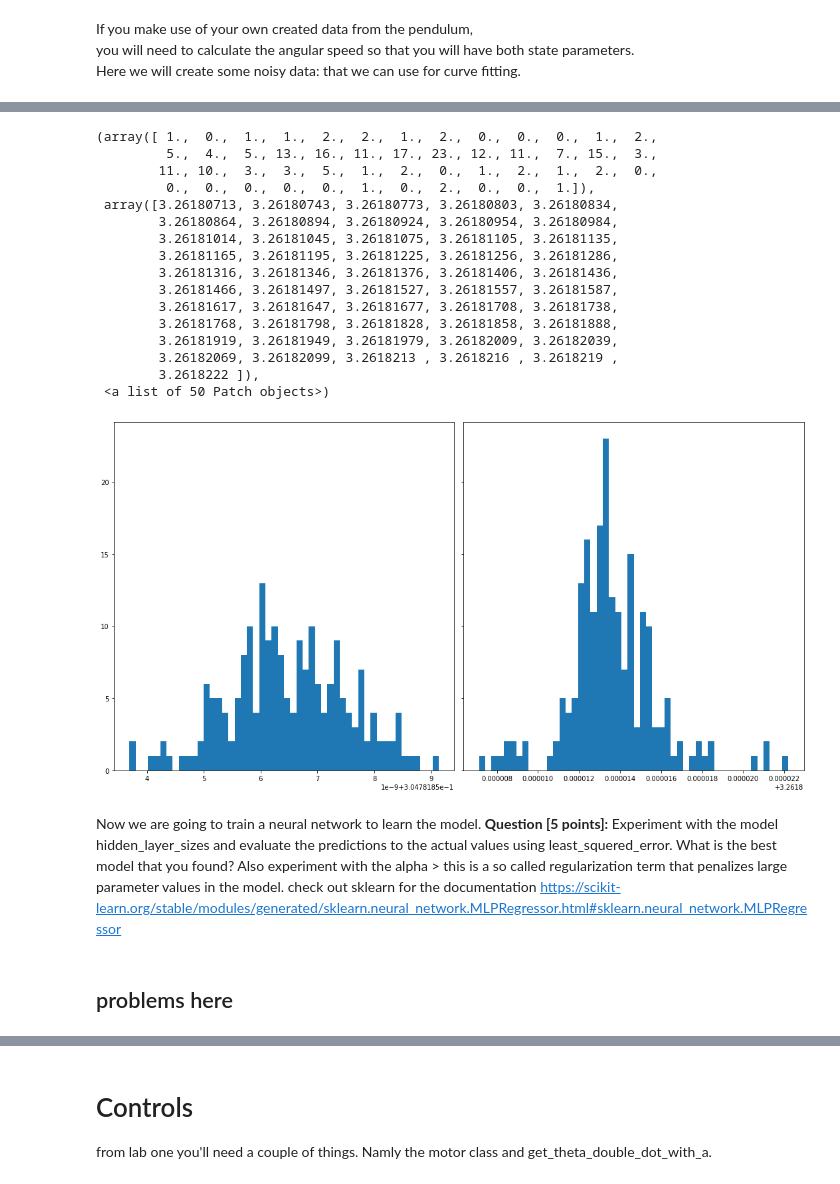
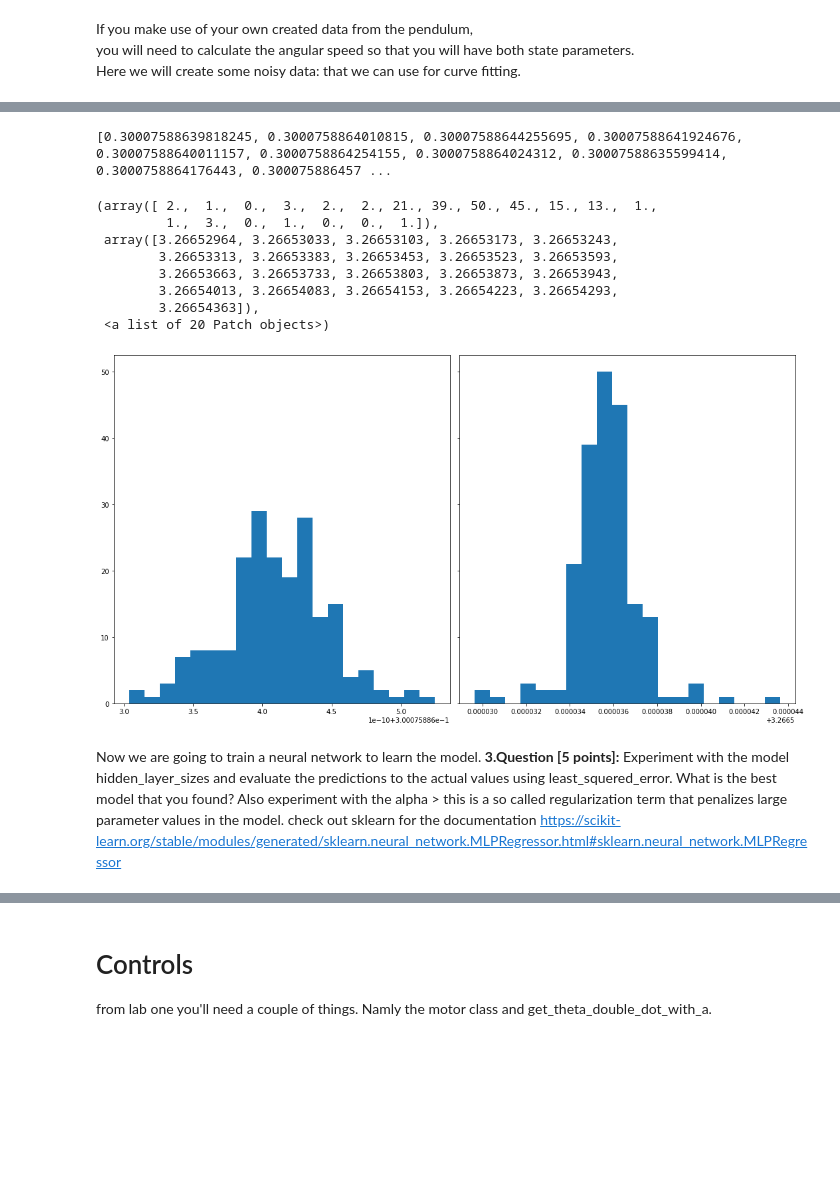
Before and after one commit to mitsyprada/Pendulum-project, a Jupyter notebook: Smart_Systems_Lab_3_answers.ipynb, the cells around one changed output, grey strips where cells are left out. Drawn from its saved outputs; the diff is of its cells as text; code cells hidden in the pictures; blank space fills up the shorter version.

Commit message:
hidden_layers experiment

```diff
--- a/Smart_Systems_Lab_3_answers.ipynb
+++ b/Smart_Systems_Lab_3_answers.ipynb
@@ -27,11 +27,6 @@ from scipy.optimize import curve_fit
 import numpy as np
 from sklearn.neural_network import MLPRegressor
 import math
-# %%
-#our estimaded function
-def model(X, mu, L, g):
-    theta, theta_dot = X
-    return -mu * theta_dot - (g/L) * np.sin(theta)
 # %%
 # change these parameters to more realistic values
 mu = 0.3
@@ -123,21 +143,13 @@ g/L: 3.269292350817977
 # %%
-g_range = 1.
-data_size = 1001
+g_range = 20.
+data_size = 800
 
 x = np.linspace(-g_range*np.pi,g_range*np.pi,data_size)
 y = np.linspace(-g_range,g_range, data_size)  # x and y are theta and theta_dot
 z = model((x,y), mu, L, g) * 1 + np.random.random(data_size) / 10 # theta_double_dot with some noise
 
 #these are your initialization values of the model parameters (mu, L, g)
-p0 = 2.5, 2., 9.8
-#fit function with some initial parameters for mu, L and g
-f = curve_fit(model, (x,y), z, p0)
-print(f[0])
-
-plt.figure(figsize=(15,10))
-plt.plot(x,z,'r-',label='origin data')
-plt.plot(x,model((x,y), *f[0]), 'g--', label='fitted data')
-plt.legend()
-plt.show()
-
-print('g/L:',f[0][2]/f[0][1])
+f = []
+for i in range(200):
+    p0 = np.random.random(), np.random.random(), np.random.random()
+    f.append(curve_fit(model, (x,y), z, p0))
@@ -151,14 +156 @@ Explain the results and plot the parameters as below.
-# %%
-g_range = 1.
-data_size = 201
-
-x = np.linspace(-g_range*np.pi,g_range*np.pi,data_size)
-y = np.linspace(-g_range,g_range, data_size)  # x and y are theta and theta_dot
-z = model((x,y), mu, L, g) * 1 + np.random.random(data_size) / 10 # theta_double_dot with some noise
-
-#these are your initialization values of the model parameters (mu, L, g)
-f = []
-for i in range(200):
-    p0 = np.random.random(), 2., 9.8
-    f.append(curve_fit(model, (x,y), z, p0))
 # %%
@@ -171,30 +183,24 @@ p0_L = np.asarray(p0_L)
+# %%
+print(p0_mu)
+# %% [output]
+[0.30007588639818245, 0.3000758864010815, 0.30007588644255695, 0.30007588641924676, 0.30007588640011157, 0.3000758864254155, 0.3000758864024312, 0.30007588635599414, 0.3000758864176443, 0.300075886457 ...
 # %%
 # Show histogram of values from randomly learning
-#we have now 200 different values for mu, L and g. We are going to represent them in histograms in 50 bins
-n_bins = 50
+#we have now 200 different values for mu, L and g. We are going to represent them in histograms in 100 bins
+n_bins = 20
 fig, axs = plt.subplots(1, 2, sharey=True, tight_layout=True, figsize=(15,8))
 axs[0].hist(p0_mu, bins=n_bins)
-axs[1].hist(p0_g/p0_L, bins=n_bins)
+axs[1].hist((p0_g/p0_L), bins=n_bins)
 # %% [output]
-(array([ 1.,  0.,  1.,  1.,  2.,  2.,  1.,  2.,  0.,  0.,  0.,  1.,  2.,
-         5.,  4.,  5., 13., 16., 11., 17., 23., 12., 11.,  7., 15.,  3.,
-        11., 10.,  3.,  3.,  5.,  1.,  2.,  0.,  1.,  2.,  1.,  2.,  0.,
-         0.,  0.,  0.,  0.,  0.,  1.,  0.,  2.,  0.,  0.,  1.]),
- array([3.26180713, 3.26180743, 3.26180773, 3.26180803, 3.26180834,
-        3.26180864, 3.26180894, 3.26180924, 3.26180954, 3.26180984,
-        3.26181014, 3.26181045, 3.26181075, 3.26181105, 3.26181135,
-        3.26181165, 3.26181195, 3.26181225, 3.26181256, 3.26181286,
-        3.26181316, 3.26181346, 3.26181376, 3.26181406, 3.26181436,
-        3.26181466, 3.26181497, 3.26181527, 3.26181557, 3.26181587,
-        3.26181617, 3.26181647, 3.26181677, 3.26181708, 3.26181738,
-        3.26181768, 3.26181798, 3.26181828, 3.26181858, 3.26181888,
-        3.26181919, 3.26181949, 3.26181979, 3.26182009, 3.26182039,
-        3.26182069, 3.26182099, 3.2618213 , 3.2618216 , 3.2618219 ,
-        3.2618222 ]),
- <a list of 50 Patch objects>)
+(array([ 2.,  1.,  0.,  3.,  2.,  2., 21., 39., 50., 45., 15., 13.,  1.,
+         1.,  3.,  0.,  1.,  0.,  0.,  1.]),
+ array([3.26652964, 3.26653033, 3.26653103, 3.26653173, 3.26653243,
+        3.26653313, 3.26653383, 3.26653453, 3.26653523, 3.26653593,
+        3.26653663, 3.26653733, 3.26653803, 3.26653873, 3.26653943,
+        3.26654013, 3.26654083, 3.26654153, 3.26654223, 3.26654293,
+        3.26654363]),
+ <a list of 20 Patch objects>)
-[figure, old version]
+[figure, new version]
 # %% [markdown]
 Now we are going to train a neural network to learn the model.
-**Question [5 points]:** Experiment with the model hidden_layer_sizes and evaluate the predictions to the actual values using least_squered_error. What is the best model that you found? Also experiment with the alpha > this is a so called regularization term that penalizes large parameter values in the model. check out sklearn for the documentation https://scikit-learn.org/stable/modules/generated/sklearn.neural_network.MLPRegressor.html#sklearn.neural_network.MLPRegressor
+**3.Question [5 points]:** Experiment with the model hidden_layer_sizes and evaluate the predictions to the actual values using least_squered_error. What is the best model that you found? Also experiment with the alpha > this is a so called regularization term that penalizes large parameter values in the model. check out sklearn for the documentation https://scikit-learn.org/stable/modules/generated/sklearn.neural_network.MLPRegressor.html#sklearn.neural_network.MLPRegressor
-# %% [markdown]
-## problems here
```
Also changed, not shown: parts of 29 cells of this notebook.
